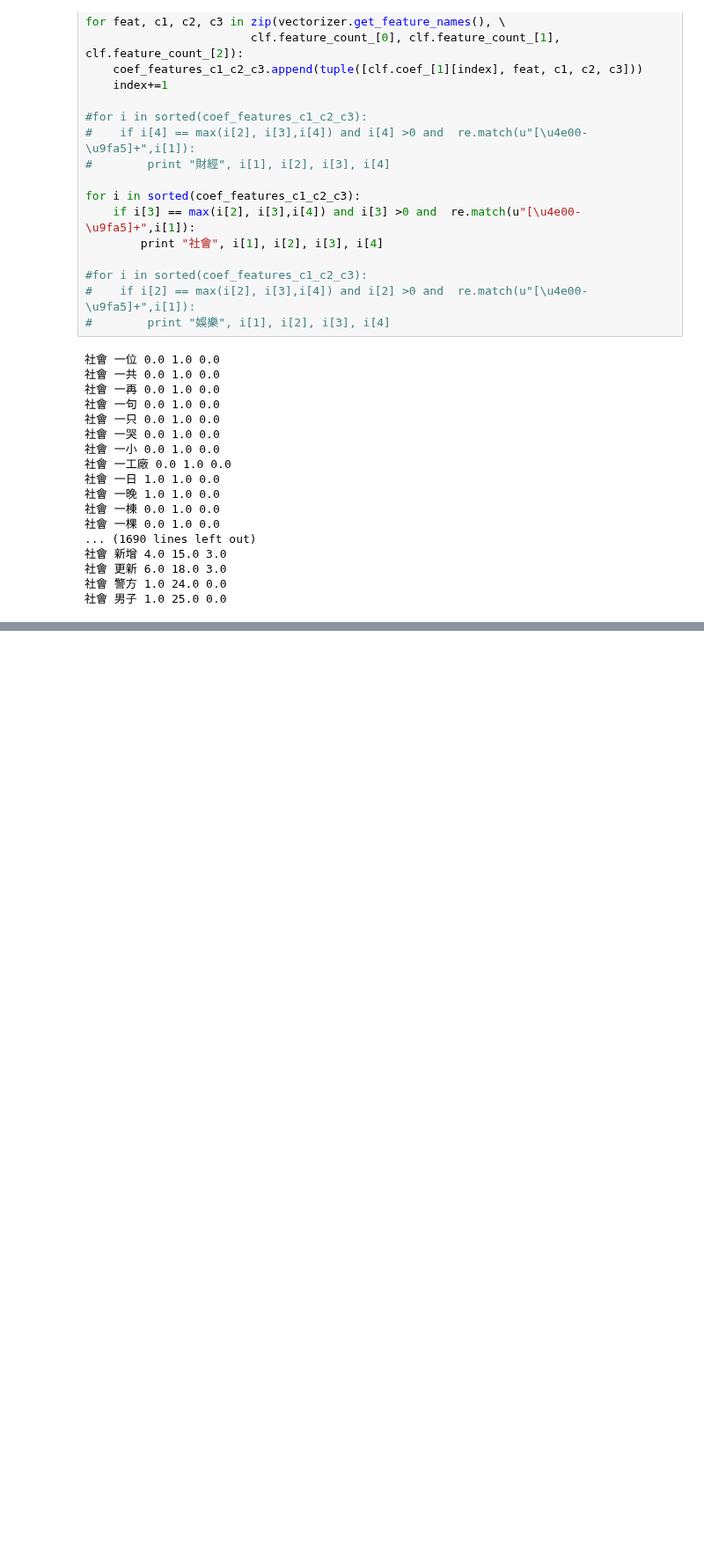
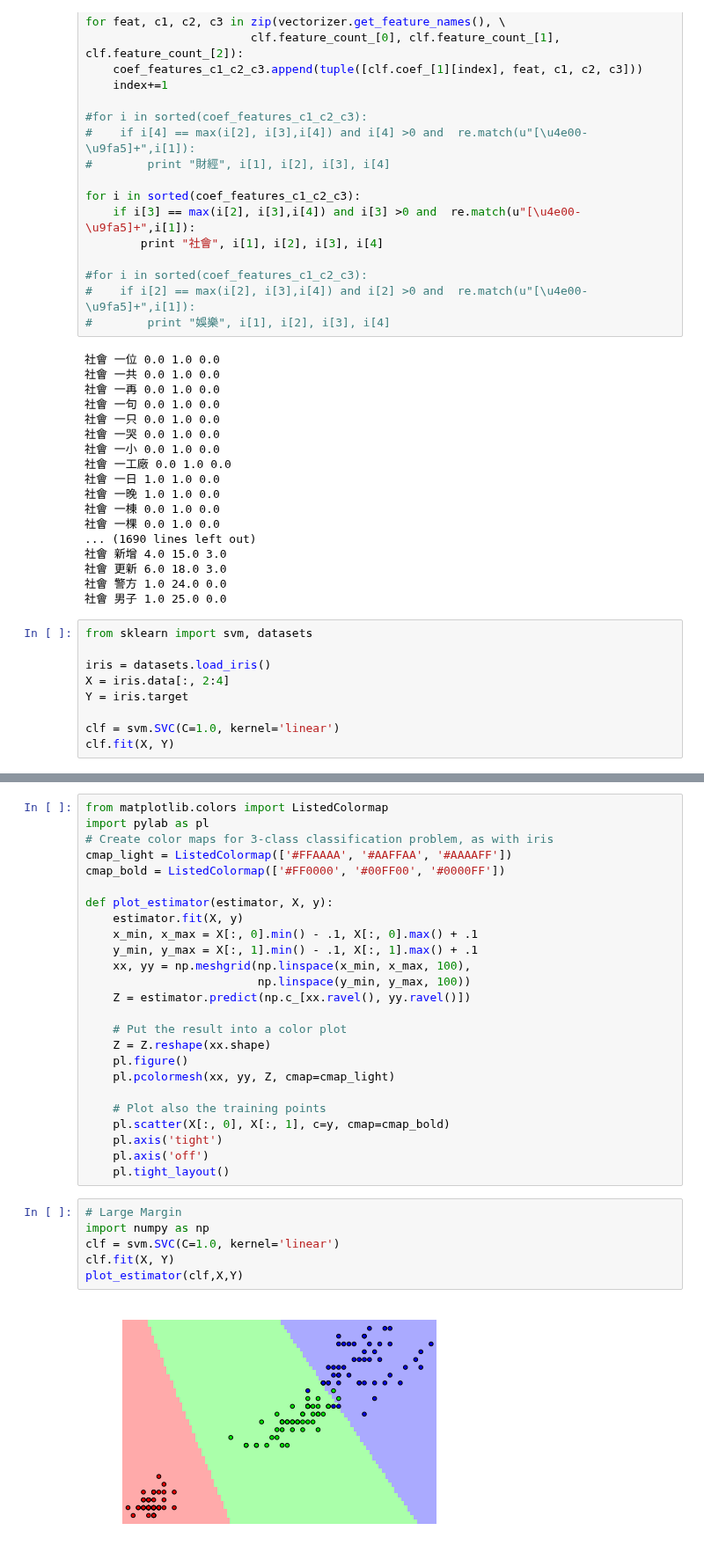
Before and after one commit to bcc2xp/2016NCCU, a Jupyter notebook: 20160319Demo.ipynb, the cells around one changed output, grey strips where cells are left out. Shown at 88% size. Saved outputs shown, nothing was run; the diff lists cells and outputs as text; blank space fills up the shorter version.

```diff
--- a/20160319Demo.ipynb
+++ b/20160319Demo.ipynb
@@ -512,3 +518,12 @@ for i in sorted(coef_features_c1_c2_c3):
 社會 更新 6.0 18.0 3.0
 社會 警方 1.0 24.0 0.0
 社會 男子 1.0 25.0 0.0
+# %%
+from sklearn import svm, datasets
+
+iris = datasets.load_iris()
+X = iris.data[:, 2:4]
+Y = iris.target
+
+clf = svm.SVC(C=1.0, kernel='linear')
+clf.fit(X, Y)
@@ -514,0 +554,33 @@ for i in sorted(coef_features_c1_c2_c3):
+# %%
+from matplotlib.colors import ListedColormap
+import pylab as pl
+# Create color maps for 3-class classification problem, as with iris
+cmap_light = ListedColormap(['#FFAAAA', '#AAFFAA', '#AAAAFF'])
+cmap_bold = ListedColormap(['#FF0000', '#00FF00', '#0000FF'])
+
+def plot_estimator(estimator, X, y):
+    estimator.fit(X, y)
+    x_min, x_max = X[:, 0].min() - .1, X[:, 0].max() + .1
+    y_min, y_max = X[:, 1].min() - .1, X[:, 1].max() + .1
+    xx, yy = np.meshgrid(np.linspace(x_min, x_max, 100),
+                         np.linspace(y_min, y_max, 100))
+    Z = estimator.predict(np.c_[xx.ravel(), yy.ravel()])
+
+    # Put the result into a color plot
+    Z = Z.reshape(xx.shape)
+    pl.figure()
+    pl.pcolormesh(xx, yy, Z, cmap=cmap_light)
+
+    # Plot also the training points
+    pl.scatter(X[:, 0], X[:, 1], c=y, cmap=cmap_bold)
+    pl.axis('tight')
+    pl.axis('off')
+    pl.tight_layout()
+# %%
+# Large Margin
+import numpy as np
+clf = svm.SVC(C=1.0, kernel='linear')
+clf.fit(X, Y)
+plot_estimator(clf,X,Y)
+# %% [output]
+[figure, added]
```
Also changed, not shown: parts of 8 cells of this notebook.
